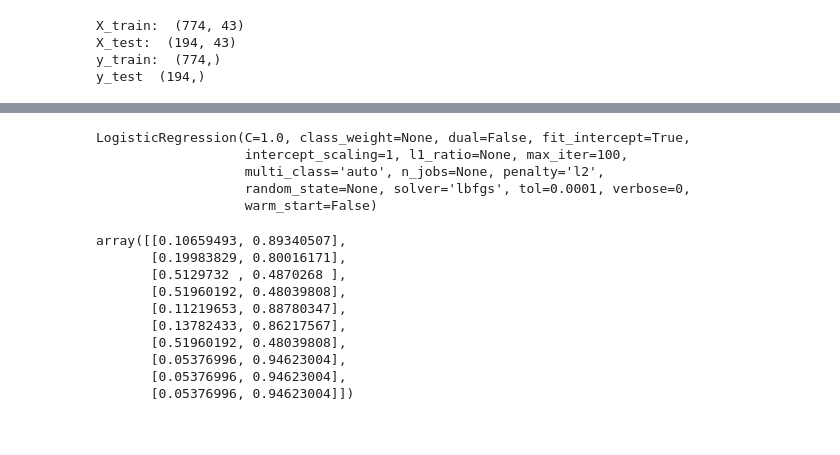
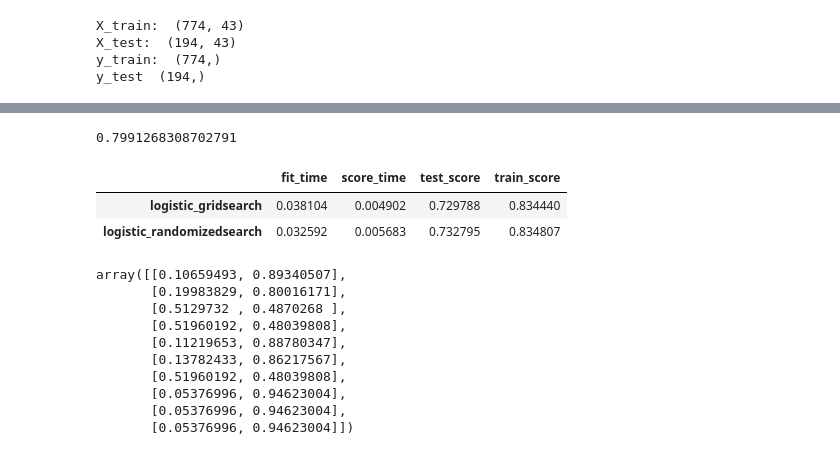
Before and after one commit to Aubrey-Li/METDataAnalysis, a Jupyter notebook: MET_syn2.ipynb, the cells around one changed output, grey strips where cells are left out. Drawn from its saved outputs; the diff is of its cells as text; code cells hidden in the pictures.

Commit message:
Finished more hyperparameter tuning
compared grid search and randomized search and implement randomized search cuz it yields better result.

```diff
--- a/MET_syn2.ipynb
+++ b/MET_syn2.ipynb
@@ -797,0 +884,20 @@ y_test  (194,)
+# %%
+# tuning using randomized search
+from scipy.stats import randint as sp_randint
+from scipy.stats import uniform
+
+param_dist_random = {
+    "penalty": ["l1", "l2"],
+    "C": uniform(loc=0.1, scale=2),
+    "fit_intercept": [True, False],
+    "class_weight":["balanced", None],
+}
+# %%
+random_search = RandomizedSearchCV(
+    estimator=clf,
+    param_distributions=param_dist_random,
+   scoring="roc_auc", n_jobs=-1,
+    n_iter=50)
+# %%
+%%time
+random_search.fit(X_train, y_train)
@@ -798,9 +923,18 @@ y_test  (194,)
+# %%
+random_search.best_score_
+# %% [output]
+0.7991268308702791
+# %%
+RESULTS["logistic_randomizedsearch"] = evaluate_model(
+    random_search.best_estimator_,
+    X_test, y_test
+)
+# %%
+pd.DataFrame.from_dict(RESULTS).T #randomized search performs a little better than grid search.
+# %% [output]
+|  | fit_time | score_time | test_score | train_score |
+| logistic_gridsearch | 0.038104 | 0.004902 | 0.729788 | 0.834440 |
+| logistic_randomizedsearch | 0.032592 | 0.005683 | 0.732795 | 0.834807 |
 # %%
-clf = LogisticRegression()
 clf.fit(X_train, y_train)
+predictions = clf.predict(X_test)
-# %% [output]
-LogisticRegression(C=1.0, class_weight=None, dual=False, fit_intercept=True,
-                   intercept_scaling=1, l1_ratio=None, max_iter=100,
-                   multi_class='auto', n_jobs=None, penalty='l2',
-                   random_state=None, solver='lbfgs', tol=0.0001, verbose=0,
-                   warm_start=False)
```
Also changed, not shown: parts of 12 cells of this notebook.
